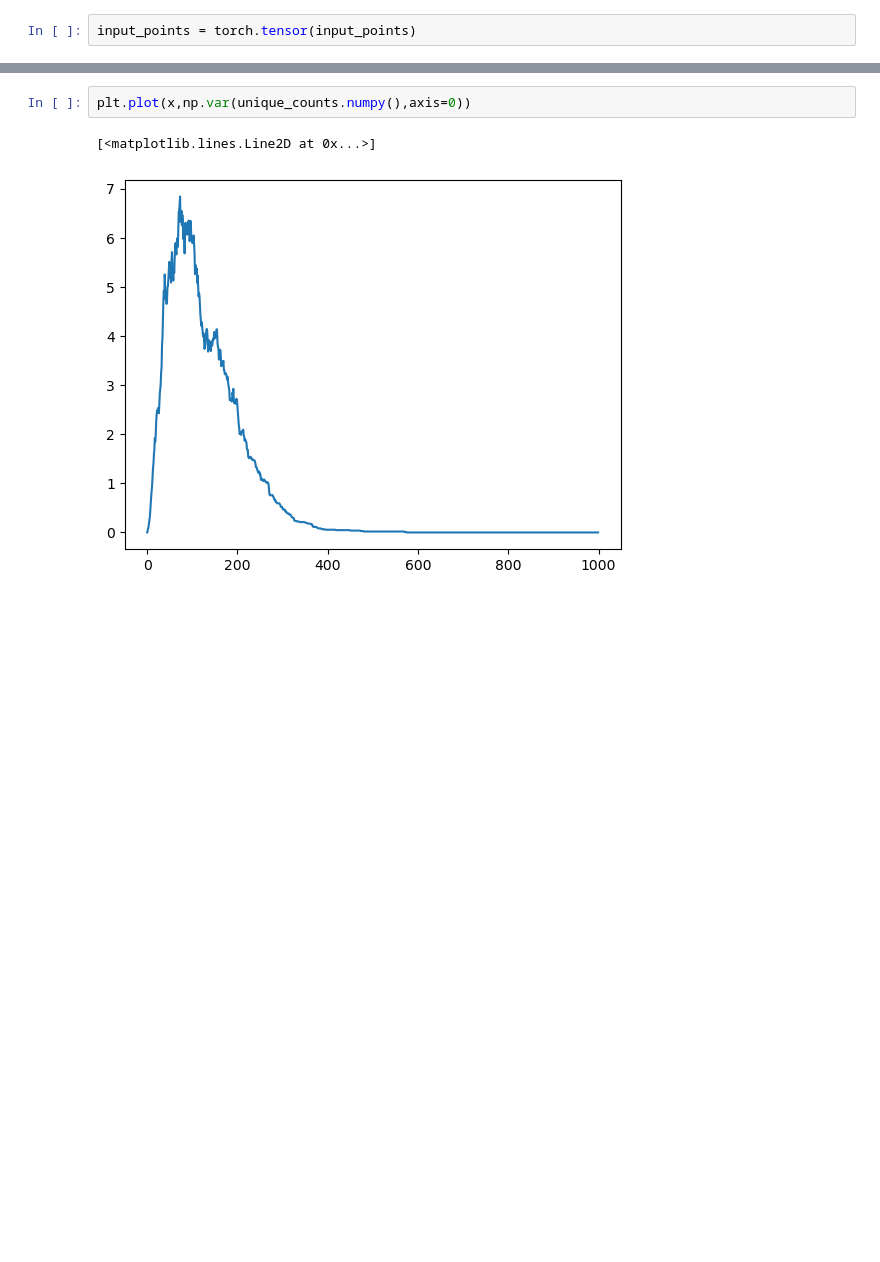
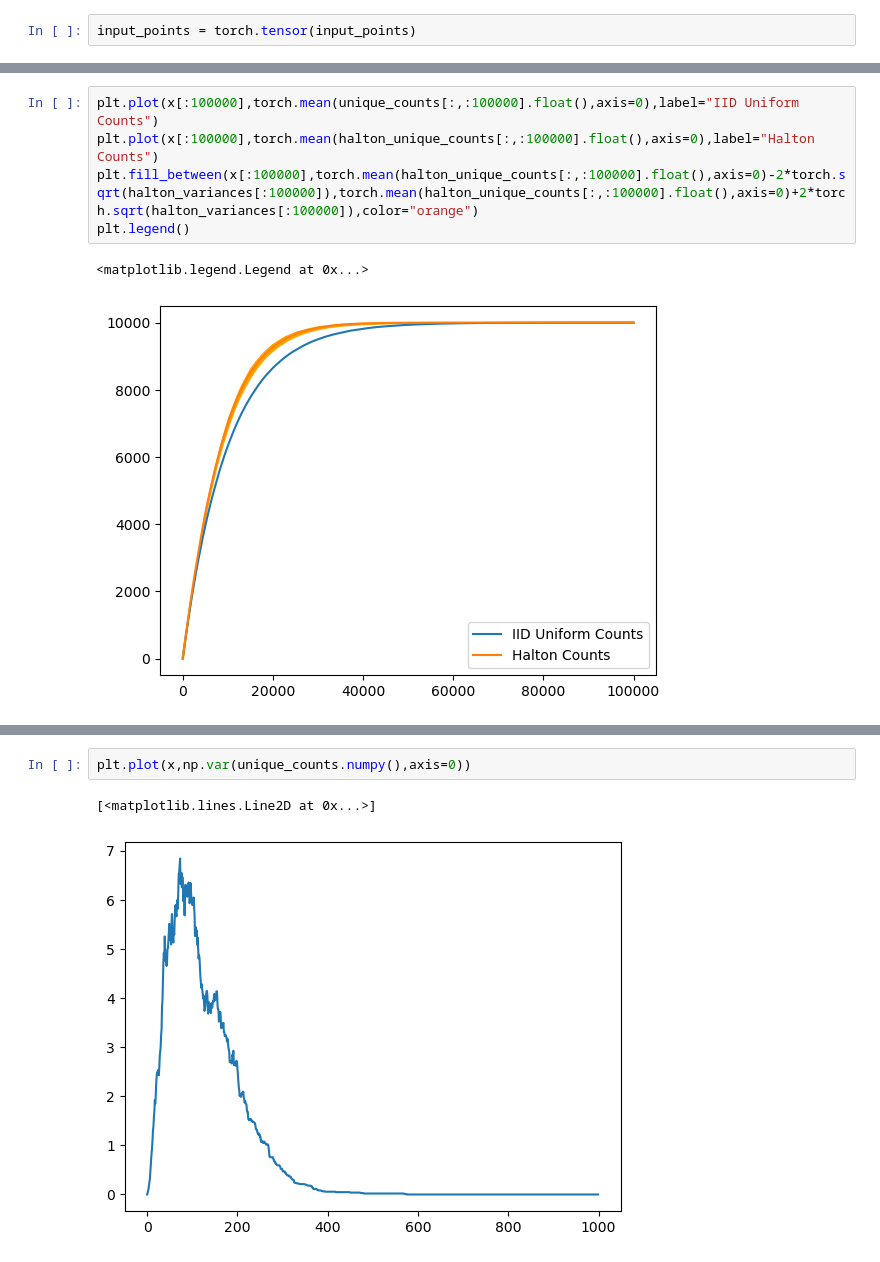
Before and after one commit to Gautam-Chauhan/MSc-Thesis, a Jupyter notebook: iid_uniform_code.ipynb, the cells around one changed output, grey strips where cells are left out. Cells and saved outputs as stored; diff of their text form; blank space fills up the shorter version.

```diff
--- a/iid_uniform_code.ipynb
+++ b/iid_uniform_code.ipynb
@@ -1568,0 +1565,8 @@ plt.plot(x,halton_variances)
+# %%
+plt.plot(x[:100000],torch.mean(unique_counts[:,:100000].float(),axis=0),label="IID Uniform Counts")
+plt.plot(x[:100000],torch.mean(halton_unique_counts[:,:100000].float(),axis=0),label="Halton Counts")
+plt.fill_between(x[:100000],torch.mean(halton_unique_counts[:,:100000].float(),axis=0)-2*torch.sqrt(halton_variances[:100000]),torch.mean(halton_unique_counts[:,:100000].float(),axis=0)+2*torch.sqrt(halton_variances[:100000]),color="orange")
+plt.legend()
+# %% [output]
+<matplotlib.legend.Legend at 0x...>
+[figure, added]
```
Also changed, not shown: parts of 23 cells of this notebook, 2 other files.
